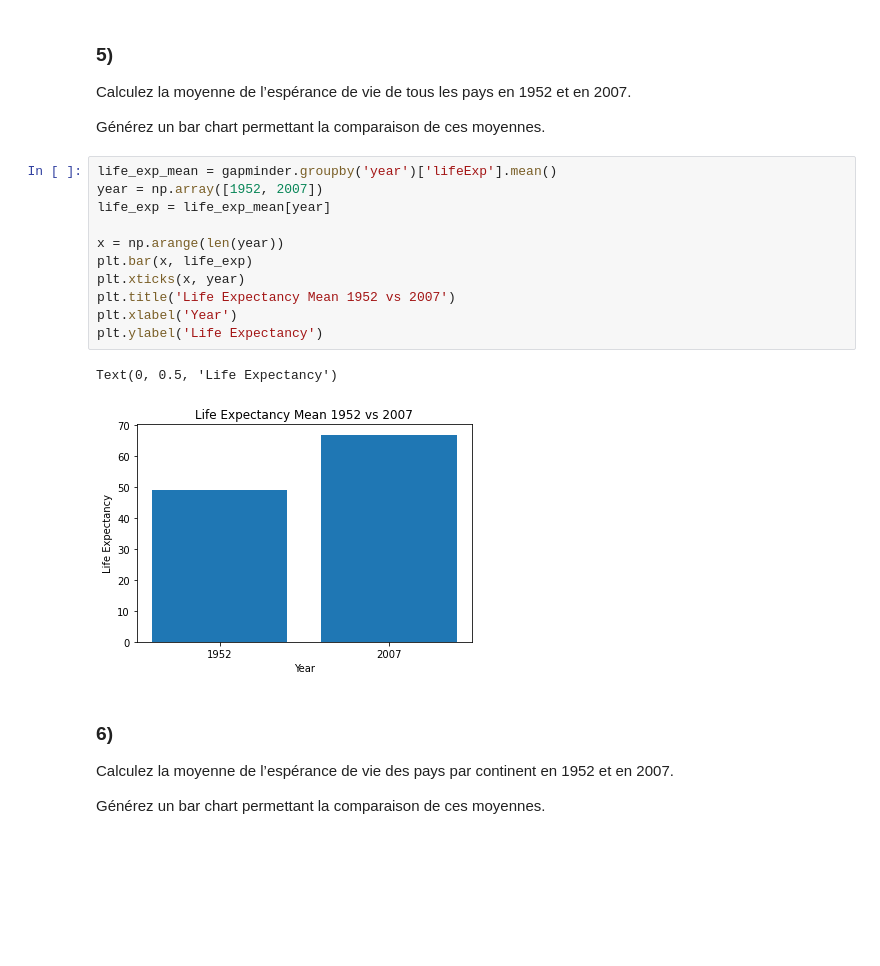
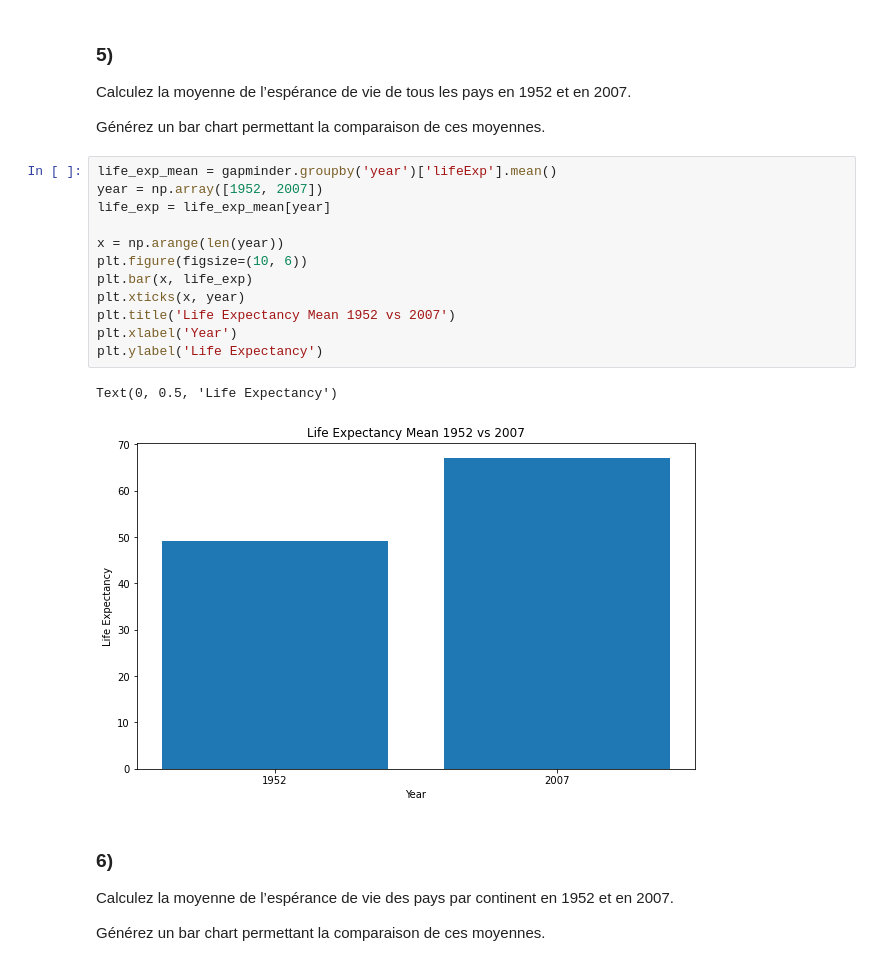
Before and after one commit to heig-vkaelin/isd, a Jupyter notebook: Labo3/gapminder.ipynb, the cells around one changed output. Cells and saved outputs as stored; diff of their text form; blank space fills up the shorter version.

```diff
--- a/Labo3/gapminder.ipynb
+++ b/Labo3/gapminder.ipynb
@@ -136,17 +151,18 @@ Générez un bar chart permettant la comparaison de ces moyennes.
 # %%
 life_exp_mean = gapminder.groupby('year')['lifeExp'].mean()
 year = np.array([1952, 2007])
 life_exp = life_exp_mean[year]
 
 x = np.arange(len(year))
+plt.figure(figsize=(10, 6))
 plt.bar(x, life_exp)
 plt.xticks(x, year)
 plt.title('Life Expectancy Mean 1952 vs 2007')
 plt.xlabel('Year')
 plt.ylabel('Life Expectancy')
 # %% [output]
 Text(0, 0.5, 'Life Expectancy')
-[figure, old version]
+[figure, new version]
 # %% [markdown]
 ### 6)
 Calculez la moyenne de l’espérance de vie des pays par continent en 1952 et en 2007.
```
Also changed, not shown: parts of 12 cells of this notebook, 1 other file.
